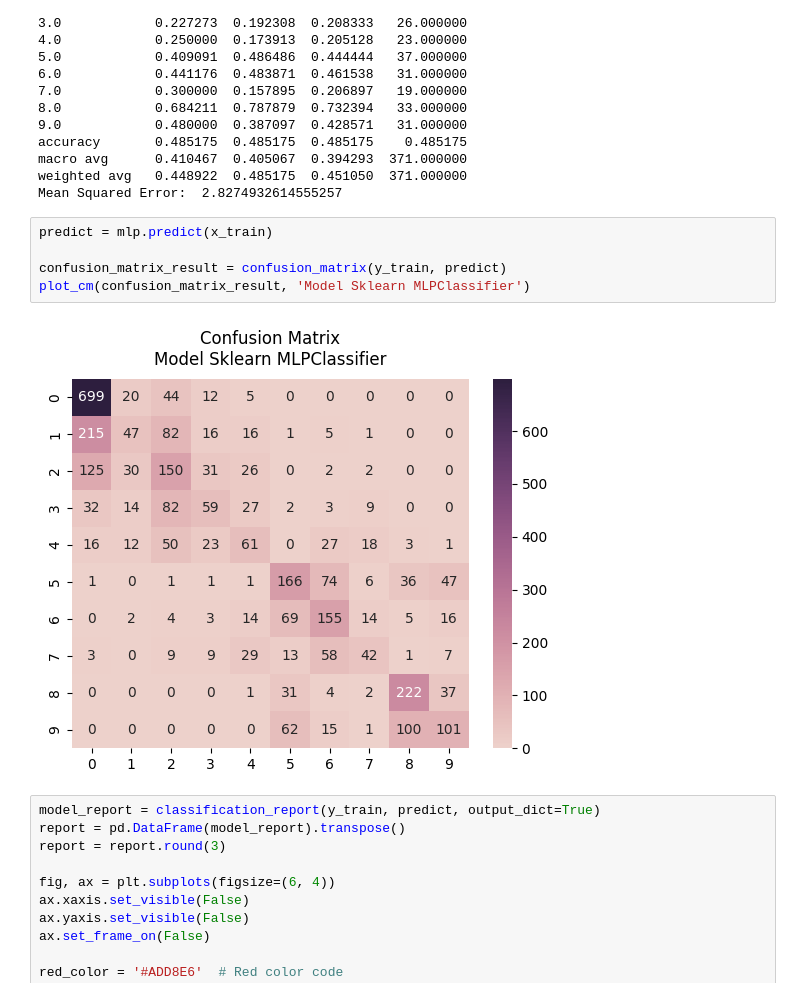
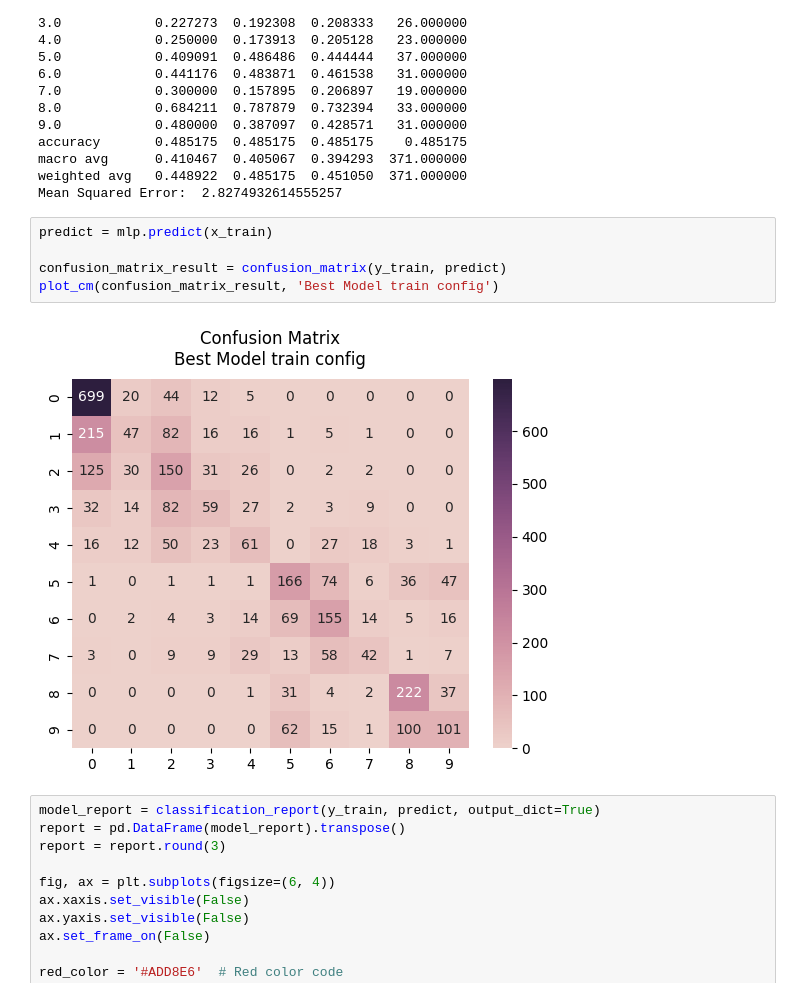
Before and after one commit to WawanWidiantara/Multi-Layer-Perceptron, a Jupyter notebook: MLP-sklearn.ipynb, the cells around one changed output. Saved outputs shown, nothing was run; the diff lists cells and outputs as text.

```diff
--- a/MLP-sklearn.ipynb
+++ b/MLP-sklearn.ipynb
@@ -333,10 +333,10 @@ Mean Squared Error:  2.8274932614555257
 # %%
 predict = mlp.predict(x_train)
 
 confusion_matrix_result = confusion_matrix(y_train, predict)
-plot_cm(confusion_matrix_result, 'Model Sklearn MLPClassifier')
+plot_cm(confusion_matrix_result, 'Best Model train config')
 # %% [output]
-[figure, old version]
+[figure, new version]
 # %%
 model_report = classification_report(y_train, predict, output_dict=True)
 report = pd.DataFrame(model_report).transpose()
```
Also changed, not shown: parts of 1 cell of this notebook, 20 other files.
